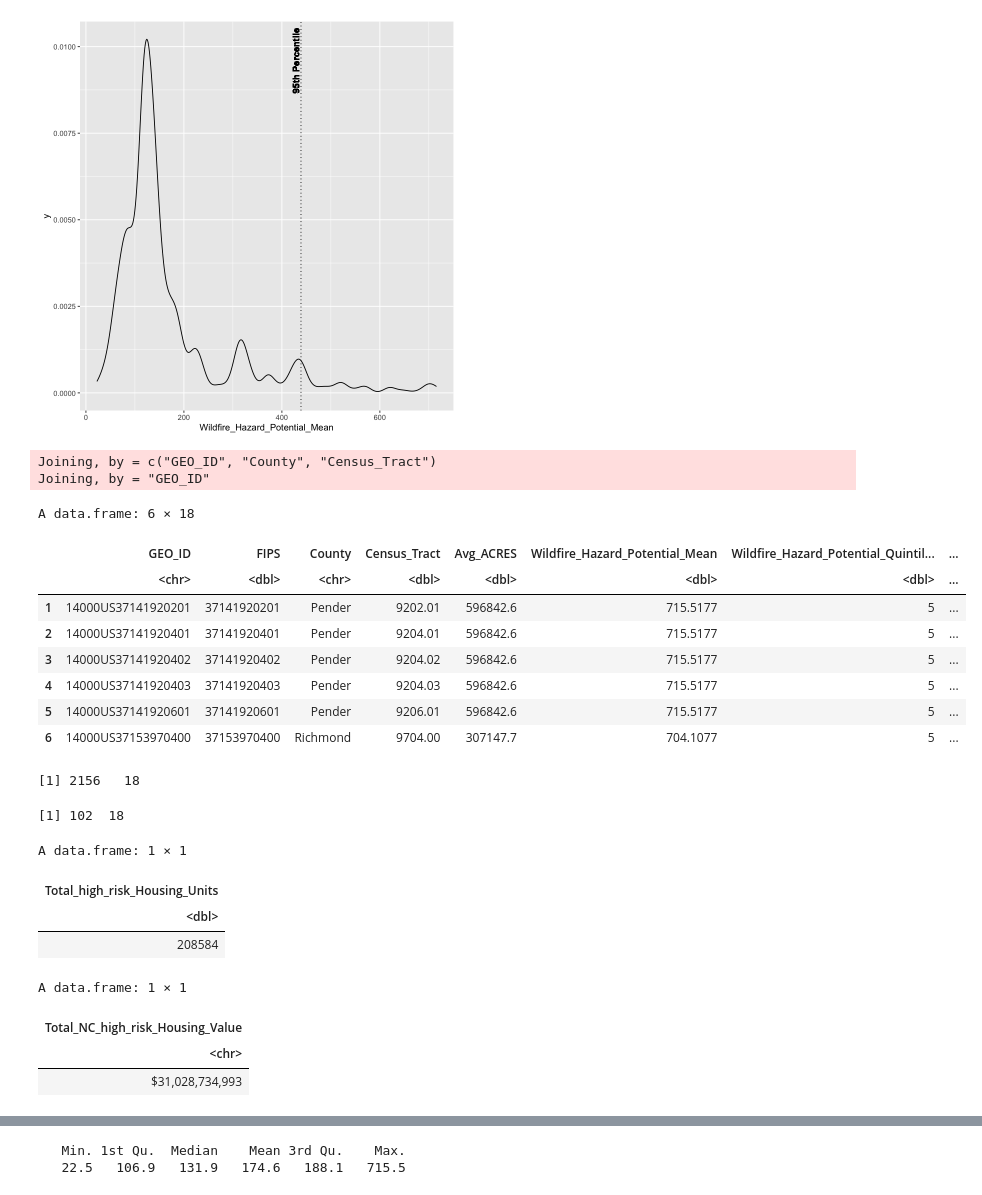
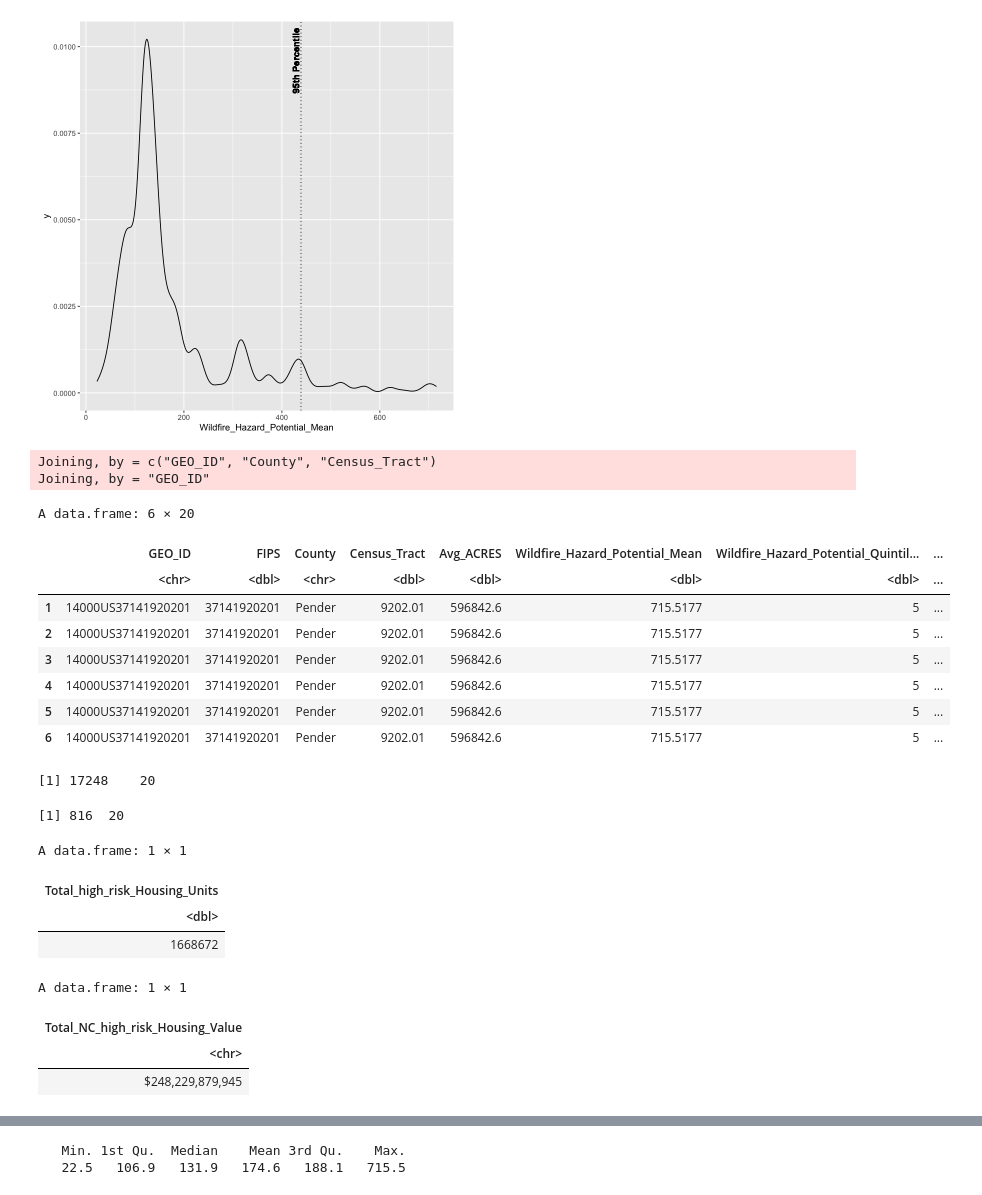
Before and after one commit to UNC-CEMALB/ENVIROSCAN, a Jupyter notebook: 7. Manuscript Statistics/Manuscript Statistics.ipynb, the cells around one changed output, grey strips where cells are left out. Saved outputs shown, nothing was run; the diff lists cells and outputs as text; code cells hidden in the pictures.

```diff
--- a/7. Manuscript Statistics/Manuscript Statistics.ipynb
+++ b/7. Manuscript Statistics/Manuscript Statistics.ipynb
@@ -83,24 +83,24 @@ ggplot(whp_df) +
 [figure]
 # %%
 # creating 1 df
-full_df = reduce(list(whp_df, housing_df, unique(ejscreen_cluster_df[,c(1,7)])), #local_moran_df[,c(1,4)],
+full_df = reduce(list(whp_df, housing_df, unique(ejscreen_cluster_df[,c(1,4,5,7)])), #local_moran_df[,c(1,4)],
                  inner_join)
 head(full_df)
 
 dim(full_df)
 # %% [output]
 Joining, by = c("GEO_ID", "County", "Census_Tract")
 Joining, by = "GEO_ID"
-A data.frame: 6 × 18
+A data.frame: 6 × 20
 |  | GEO_ID | FIPS | County | Census_Tract | Avg_ACRES | Wildfire_Hazard_Potential_Mean | Wildfire_Hazard_Potential_Quintil... | ... |
 |  | <chr> | <dbl> | <chr> | <dbl> | <dbl> | <dbl> | <dbl> | ... |
 | 1 | 14000US37141920201 | 37141920201 | Pender | 9202.01 | 596842.6 | 715.5177 | 5 | ... |
-| 2 | 14000US37141920401 | 37141920401 | Pender | 9204.01 | 596842.6 | 715.5177 | 5 | ... |
-| 3 | 14000US37141920402 | 37141920402 | Pender | 9204.02 | 596842.6 | 715.5177 | 5 | ... |
-| 4 | 14000US37141920403 | 37141920403 | Pender | 9204.03 | 596842.6 | 715.5177 | 5 | ... |
-| 5 | 14000US37141920601 | 37141920601 | Pender | 9206.01 | 596842.6 | 715.5177 | 5 | ... |
-| 6 | 14000US37153970400 | 37153970400 | Richmond | 9704.00 | 307147.7 | 704.1077 | 5 | ... |
+| 2 | 14000US37141920201 | 37141920201 | Pender | 9202.01 | 596842.6 | 715.5177 | 5 | ... |
+| 3 | 14000US37141920201 | 37141920201 | Pender | 9202.01 | 596842.6 | 715.5177 | 5 | ... |
+| 4 | 14000US37141920201 | 37141920201 | Pender | 9202.01 | 596842.6 | 715.5177 | 5 | ... |
+| 5 | 14000US37141920201 | 37141920201 | Pender | 9202.01 | 596842.6 | 715.5177 | 5 | ... |
+| 6 | 14000US37141920201 | 37141920201 | Pender | 9202.01 | 596842.6 | 715.5177 | 5 | ... |
-[1] 2156   18
+[1] 17248    20
 # %%
 # filtering for geo ids that have a high risk WHP
 high_risk_df = full_df %>%
@@ -108,7 +108,7 @@ high_risk_df = full_df %>%
 
 dim(high_risk_df)
 # %% [output]
-[1] 102  18
+[1] 816  20
 # %%
 # determinig the number of housing units in high risk GEO ids
 high_risk_df %>%
@@ -117,7 +117,7 @@ high_risk_df %>%
 A data.frame: 1 × 1
 | Total_high_risk_Housing_Units |
 | <dbl> |
-| 208584 |
+| 1668672 |
 # %%
 # determinig the value of all the housing units in high risk GEO ids
 high_risk_df %>%
@@ -127,7 +127,7 @@ high_risk_df %>%
 A data.frame: 1 × 1
 | Total_NC_high_risk_Housing_Value |
 | <chr> |
-| $31,028,734,993 |
+| $248,229,879,945 |
 # %%
 # filtering for geo ids that have a high risk WHP
 # and call within a more vulnerable ejscreen cluster (either 2 or 3)
```
Also changed, not shown: parts of 4 cells of this notebook.
